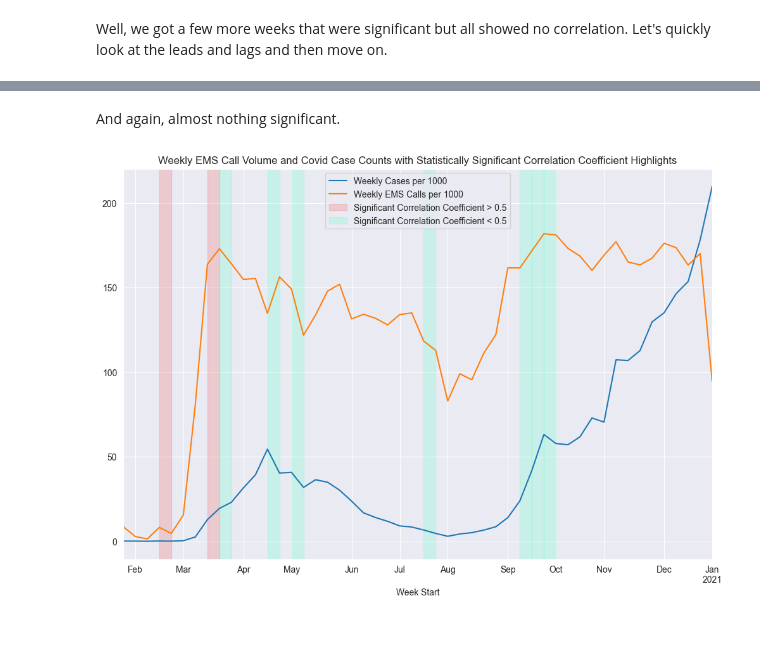
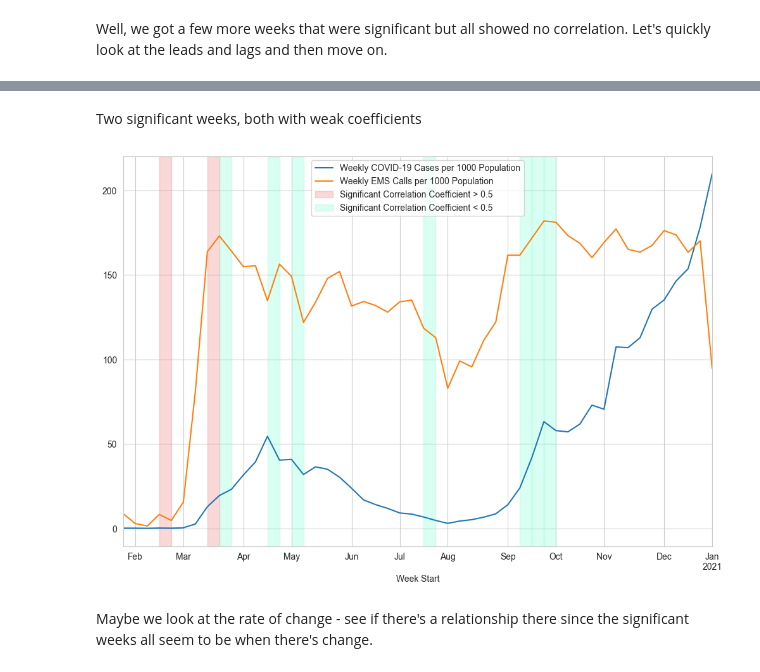
Before and after one commit to sourgrapes-YVR/Toronto_Covid_FSA, a Jupyter notebook: Data Analysis.ipynb, the cells around one changed output, grey strips where cells are left out. Cells and saved outputs as stored; diff of their text form; code cells hidden in the pictures; blank space fills up the shorter version.

```diff
--- a/Data Analysis.ipynb
+++ b/Data Analysis.ipynb
@@ -37,4 +31,6 @@ Filtered_SW_ON_Census_Data = SW_ON_Census_Data[['GEO_NAME', 'C1_COUNT_TOTAL']]
 Filtered_SW_ON_Census_Data = Filtered_SW_ON_Census_Data.rename(columns={
     'GEO_NAME': 'FSA',
     'C1_COUNT_TOTAL': '2021 Population'
-})
+}).set_index('FSA')
+
+Filtered_SW_ON_Census_Data.head()
@@ -41,2 +44,0 @@ Filtered_SW_ON_Census_Data = Filtered_SW_ON_Census_Data.rename(columns={
-# %%
-Filtered_SW_ON_Census_Data.set_index('FSA')
@@ -193,5 +175,6 @@ Aaah, that's better already. Dare I say it's getting closer to normal? - now let
 # %%
-multiplier = Filtered_SW_ON_Census_Data.set_index('FSA')['Per 1000 Multiplier']
+#  Go get a series with just the FSA as index and the multiplier I calculated earlier
+multiplier = Filtered_SW_ON_Census_Data['Per 1000 Multiplier']
 # %%
 Real_FSA_Cases = Real_FSA_Cases.merge(
     multiplier,
@@ -680,39 +767,44 @@ weekly_high_acuity_stats_minus_one
 # %% [markdown]
-And again, almost nothing significant.
+Two significant weeks, both with weak coefficients
 # %%
 ax = weekly_data.reset_index().groupby('Week Start').agg({
     'Weekly Cases per 1000': 'sum',
     'Weekly EMS Calls per 1000': 'sum'
+}).rename(columns={
+    'Weekly Cases per 1000': 'Weekly COVID-19 Cases per 1000 Population',
+    'Weekly EMS Calls per 1000': 'Weekly EMS Calls per 1000 Population'
 }).plot(subplots=False, figsize=(12,8))
 
 significant_greater_than_weeks = [
     '2020-02-16',
     '2020-03-15',
 ]
 
 for week in significant_greater_than_weeks:
     start_date = pd.to_datetime(week)
     end_date = start_date + pd.Timedelta(days=7)
     ax.axvspan(start_date, end_date, alpha=0.3, color='lightcoral',
                label='Significant Correlation Coefficient > 0.5' if week == significant_greater_than_weeks[0] else "")
 
 significant_less_than_weeks = [
     '2020-09-13',
     '2020-03-22',
     '2020-09-20',
     '2020-09-27',
     '2020-05-03',
     '2020-04-19',
     '2020-07-19',
 ]
 
 for week in significant_less_than_weeks:
     start_date = pd.to_datetime(week)
     end_date = start_date + pd.Timedelta(days=7)
     ax.axvspan(start_date, end_date, alpha=0.3, color='aquamarine',
                label='Significant Correlation Coefficient < 0.5' if week == significant_less_than_weeks[0] else "")
-plt.title(label = 'Weekly EMS Call Volume and Covid Case Counts with Statistically Significant Correlation Coefficient Highlights')
+
 plt.legend()
 plt.show()
 # %% [output]
-[figure, old version]
+[figure, new version]
+# %% [markdown]
+Maybe we look at the rate of change - see if there's a relationship there since the significant weeks all seem to be when there's change.
```
Also changed, not shown: parts of 101 cells of this notebook.
